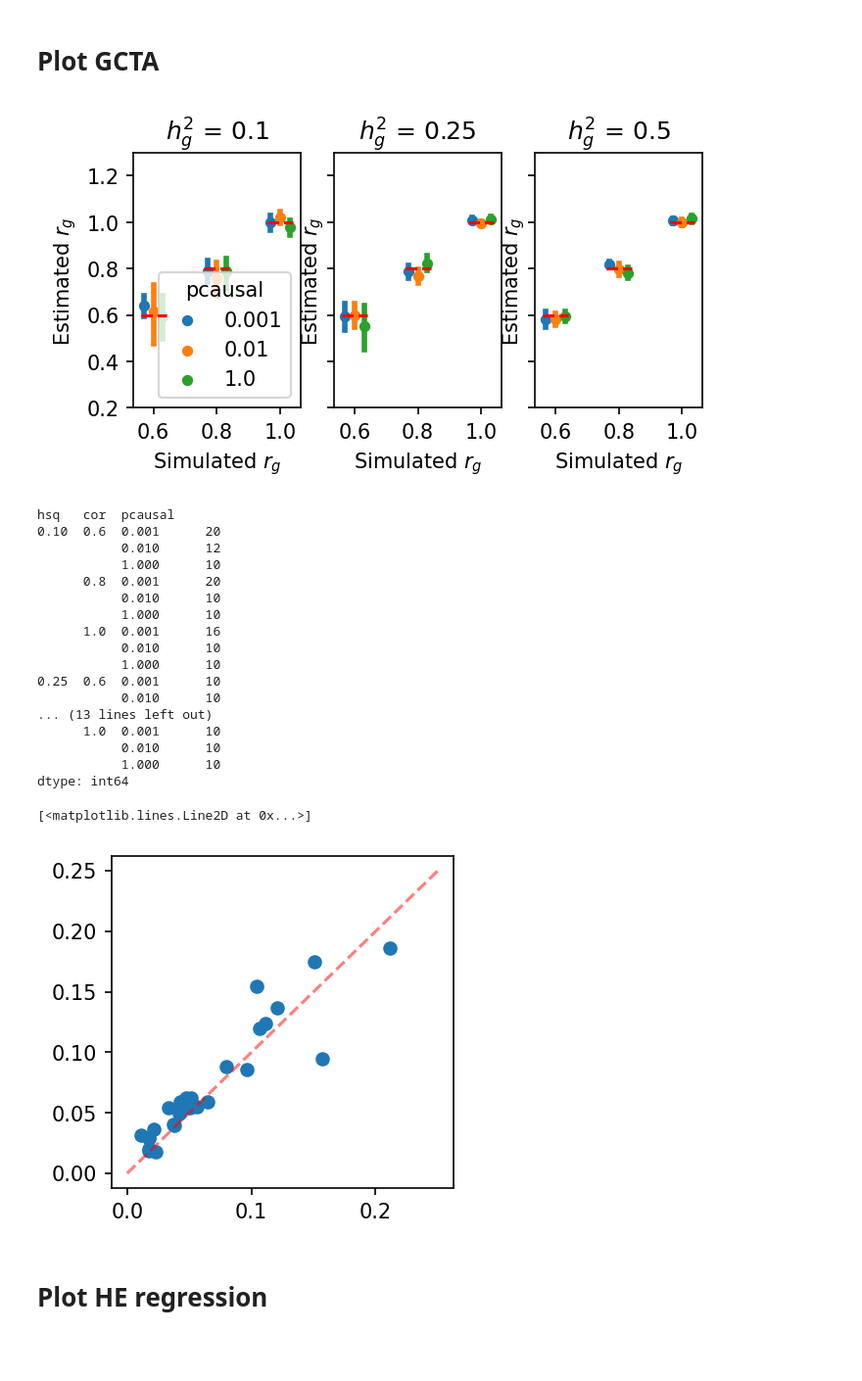
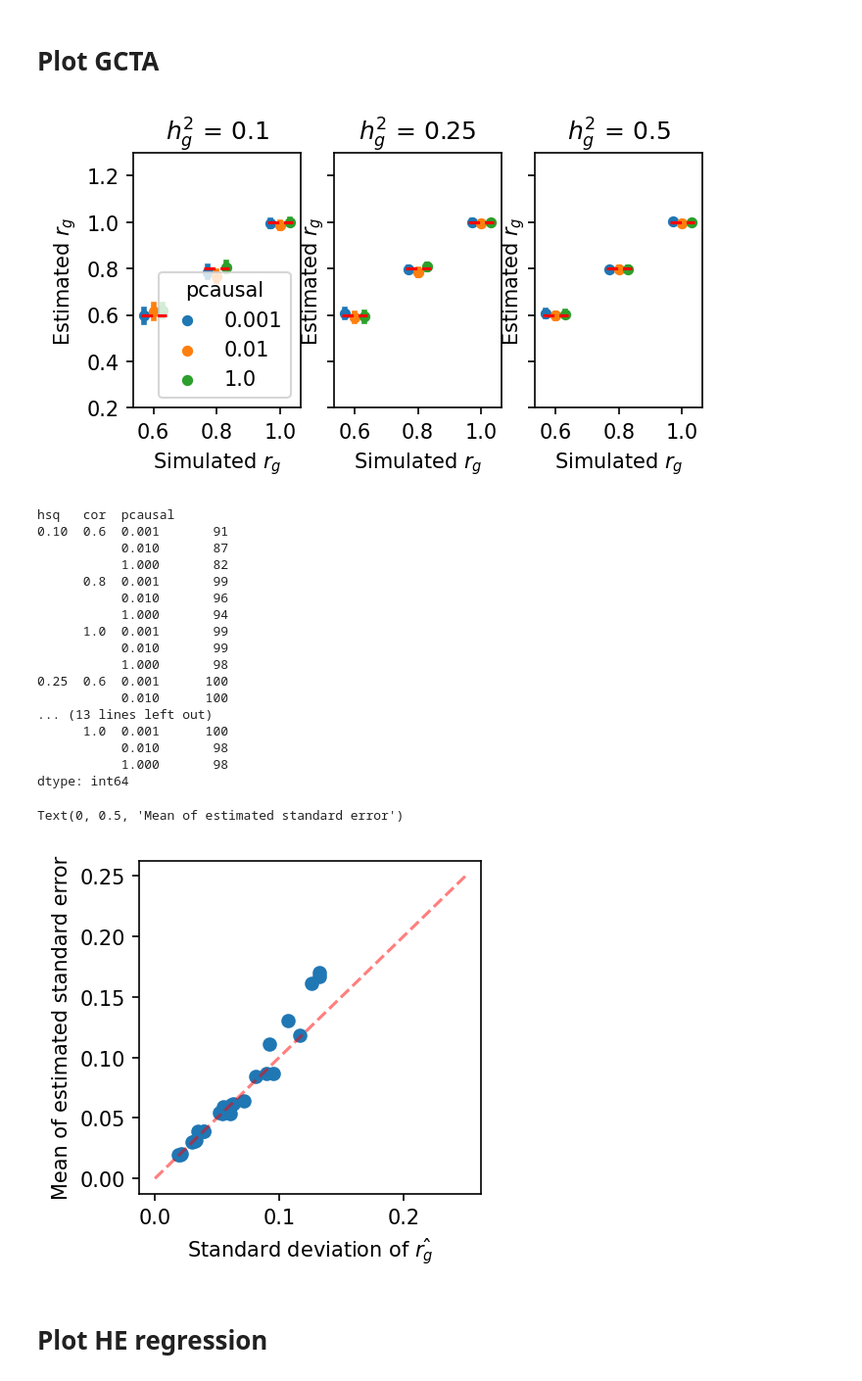
Before and after one commit to KangchengHou/admix-genet-cor, a Jupyter notebook: experiments/01_genome_wide_simulate/01-plot-simulation.ipynb, the cells around one changed output. Shown at 98% size. Cells and saved outputs as stored; diff of their text form; code cells hidden in the pictures; blank space fills up the shorter version.

```diff
--- a/experiments/01_genome_wide_simulate/01-plot-simulation.ipynb
+++ b/experiments/01_genome_wide_simulate/01-plot-simulation.ipynb
@@ -44,7 +39,7 @@ for hsq in [0.1, 0.25, 0.5]:
     for pcausal in [0.01, 0.001, 1.0]:
         for cor in [0.6, 0.8, 1.0]:
             for hermodel in ["mafukb"]:
-                for sim_i in range(20):
+                for sim_i in range(100):
                     f_name = (
                         f"out/gcta-estimate/hsq-{hsq}-pcausal-{pcausal}-cor-{cor}"
                         + f"-hermodel-{hermodel}.sim_{sim_i}"
@@ -76,7 +71,7 @@ df_plot = pd.DataFrame(
     ],
 )
 
-# df_plot = df_plot[df_plot.estimated_ratio_stderr < 0.3]
+df_plot = df_plot[df_plot.estimated_ratio_stderr < 0.3]
 fig, axes = plt.subplots(figsize=(5, 2.3), dpi=150, sharex=True, sharey=True, ncols=3)
 
 for ax_i, hsq in enumerate([0.1, 0.25, 0.5]):
@@ -111,26 +106,26 @@ for ax_i, hsq in enumerate([0.1, 0.25, 0.5]):
     if ax_i != 0:
         axes[ax_i].legend([], [], frameon=False)
 # %% [output]
-[figure, old version]
+[figure, new version]
 # %%
 df_plot.groupby(["hsq", "cor", "pcausal"]).apply(lambda x: len(x["estimated_ratio"]))
 # %% [output]
 hsq   cor  pcausal
-0.10  0.6  0.001      20
-           0.010      12
-           1.000      10
-      0.8  0.001      20
-           0.010      10
-           1.000      10
-      1.0  0.001      16
-           0.010      10
-           1.000      10
-0.25  0.6  0.001      10
-           0.010      10
+0.10  0.6  0.001       91
+           0.010       87
+           1.000       82
+      0.8  0.001       99
+           0.010       96
+           1.000       94
+      1.0  0.001       99
+           0.010       99
+           1.000       98
+0.25  0.6  0.001      100
+           0.010      100
 ... (13 lines left out)
-      1.0  0.001      10
-           0.010      10
-           1.000      10
+      1.0  0.001      100
+           0.010       98
+           1.000       98
 dtype: int64
 # %%
 rg_hat_std = df_plot.groupby(["hsq", "cor", "pcausal"]).apply(
@@ -142,11 +137,13 @@ mean_rg_std_hat = df_plot.groupby(["hsq", "cor", "pcausal"]).apply(
 df_plot = pd.DataFrame({"rg_hat_std": rg_hat_std, "mean_rg_std_hat": mean_rg_std_hat})
 # %%
 fig, ax = plt.subplots(figsize=(3, 3), dpi=150)
-plt.scatter(df_plot.rg_hat_std, df_plot.mean_rg_std_hat)
-plt.plot([0, 0.25], [0, 0.25], "r--", alpha=0.5)
+ax.scatter(df_plot.rg_hat_std, df_plot.mean_rg_std_hat)
+ax.plot([0, 0.25], [0, 0.25], "r--", alpha=0.5)
+ax.set_xlabel("Standard deviation of $\hat{r_g}$")
+ax.set_ylabel("Mean of estimated standard error")
 # %% [output]
-[<matplotlib.lines.Line2D at 0x...>]
+Text(0, 0.5, 'Mean of estimated standard error')
-[figure, old version]
+[figure, new version]
 # %% [markdown]
 # Plot HE regression
 # %%
```
Also changed, not shown: parts of 2 cells of this notebook.
